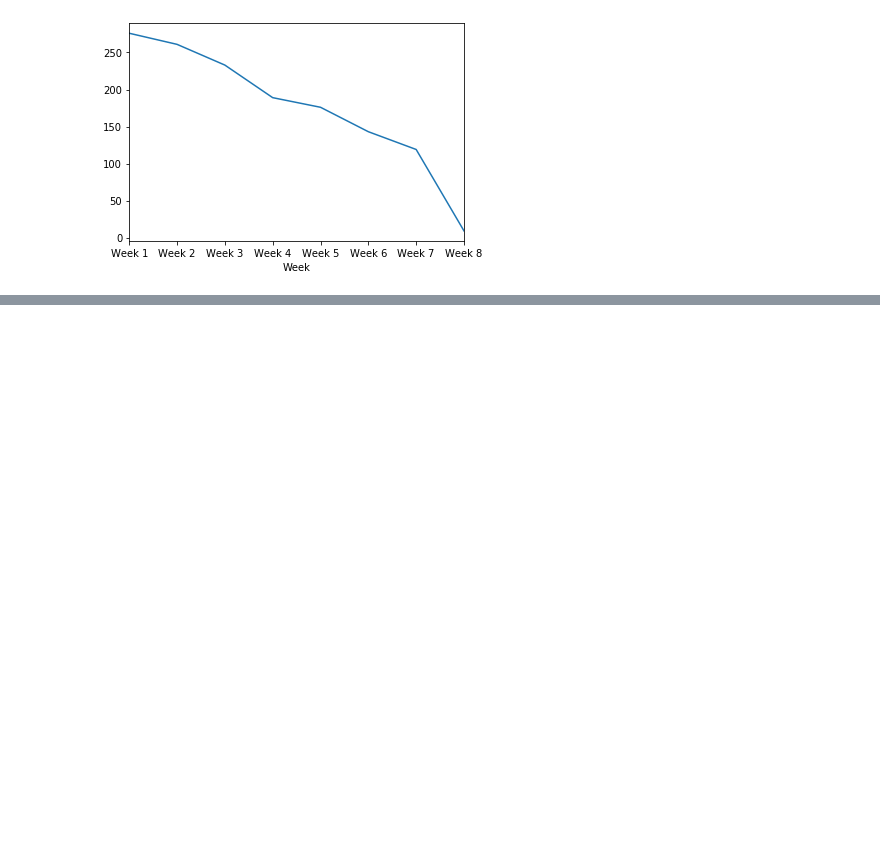
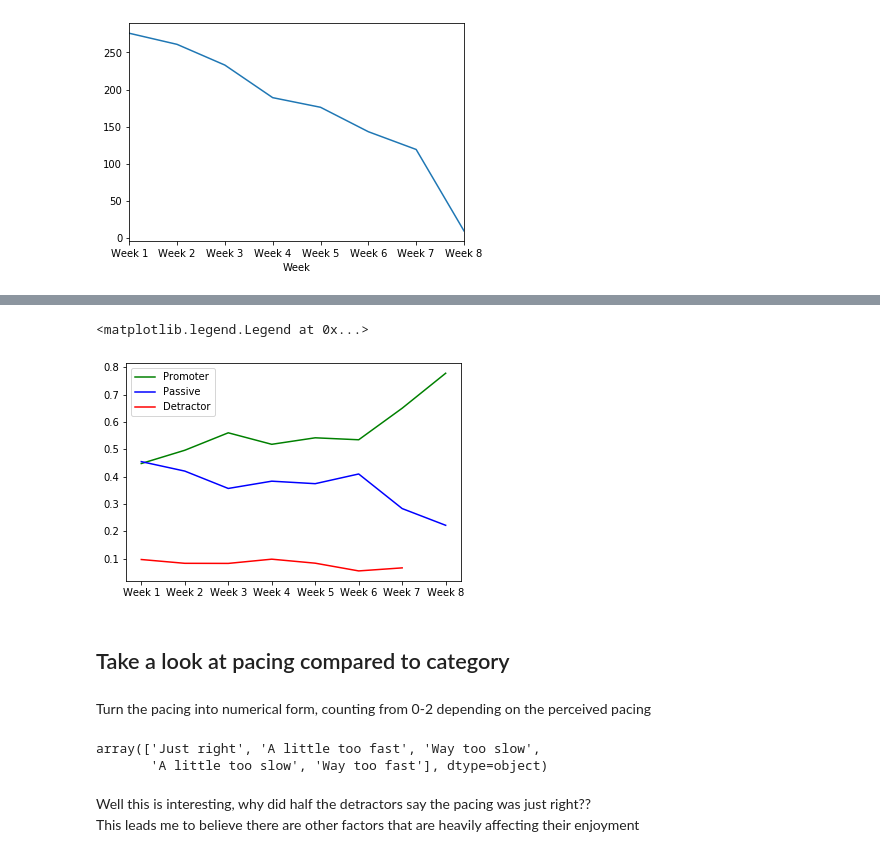
Before and after one commit to kevin-meyers/data-visualizations, a Jupyter notebook: notebooks/NPS_data_wrangling.ipynb, the cells around one changed output, grey strips where cells are left out. Saved outputs shown, nothing was run; the diff lists cells and outputs as text; code cells hidden in the pictures; blank space fills up the shorter version.

```diff
--- a/notebooks/NPS_data_wrangling.ipynb
+++ b/notebooks/NPS_data_wrangling.ipynb
@@ -13,0 +83,21 @@ df.groupby('Week')['Track'].count().plot()
+# %%
+weekly_ratio = lambda cat: df.loc[df['Category'] == cat].groupby('Week')['Category'].count()/df.groupby('Week')['Category'].count()
+# %%
+fig, ax = plt.subplots()
+ax.plot(weekly_ratio('Promoter'), label='Promoter', c='Green')
+ax.plot(weekly_ratio('Passive'), label='Passive', c='Blue')
+ax.plot(weekly_ratio('Detractor'), label='Detractor', c='Red')
+
+plt.legend()
+# %% [output]
+<matplotlib.legend.Legend at 0x...>
+[figure, added]
+# %% [markdown]
+## Take a look at pacing compared to category
+# %% [markdown]
+Turn the pacing into numerical form, counting from 0-2 depending on the perceived pacing
+# %%
+df['Schedule Pacing'].unique()
+# %% [output]
+array(['Just right', 'A little too fast', 'Way too slow',
+       'A little too slow', 'Way too fast'], dtype=object)
@@ -13,0 +108,3 @@ df.groupby('Week')['Track'].count().plot()
+# %% [markdown]
+Well this is interesting, why did half the detractors say the pacing was just right??<br />
+This leads me to believe there are other factors that are heavily affecting their enjoyment
```
Also changed, not shown: parts of 26 cells of this notebook.
